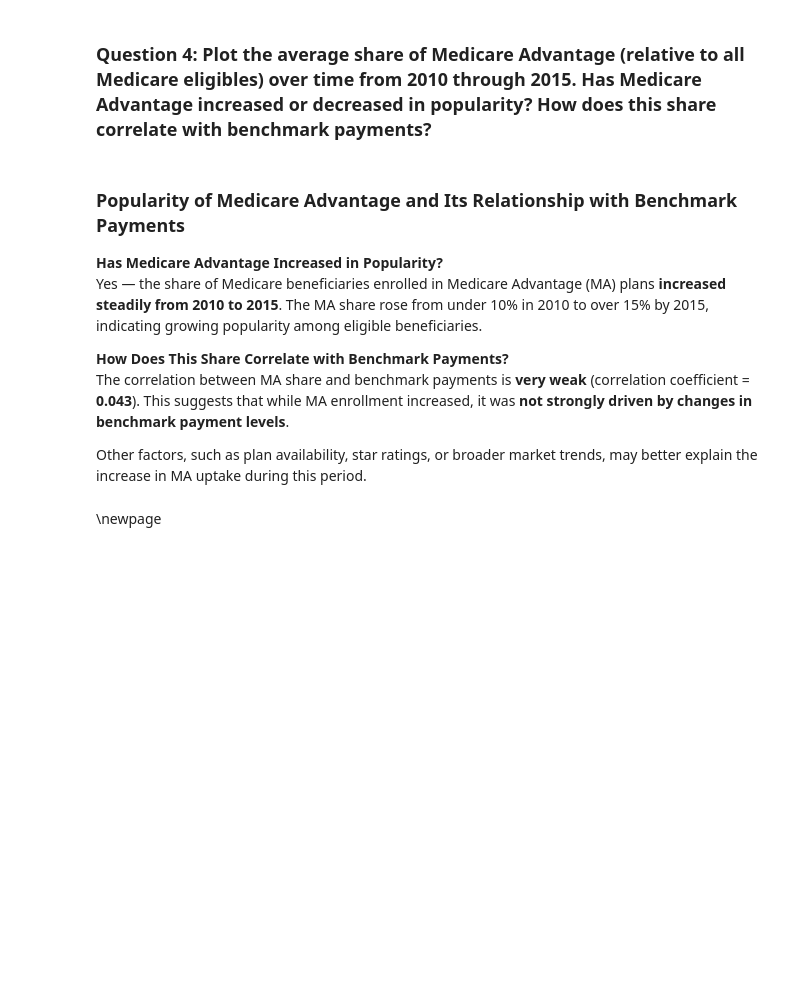
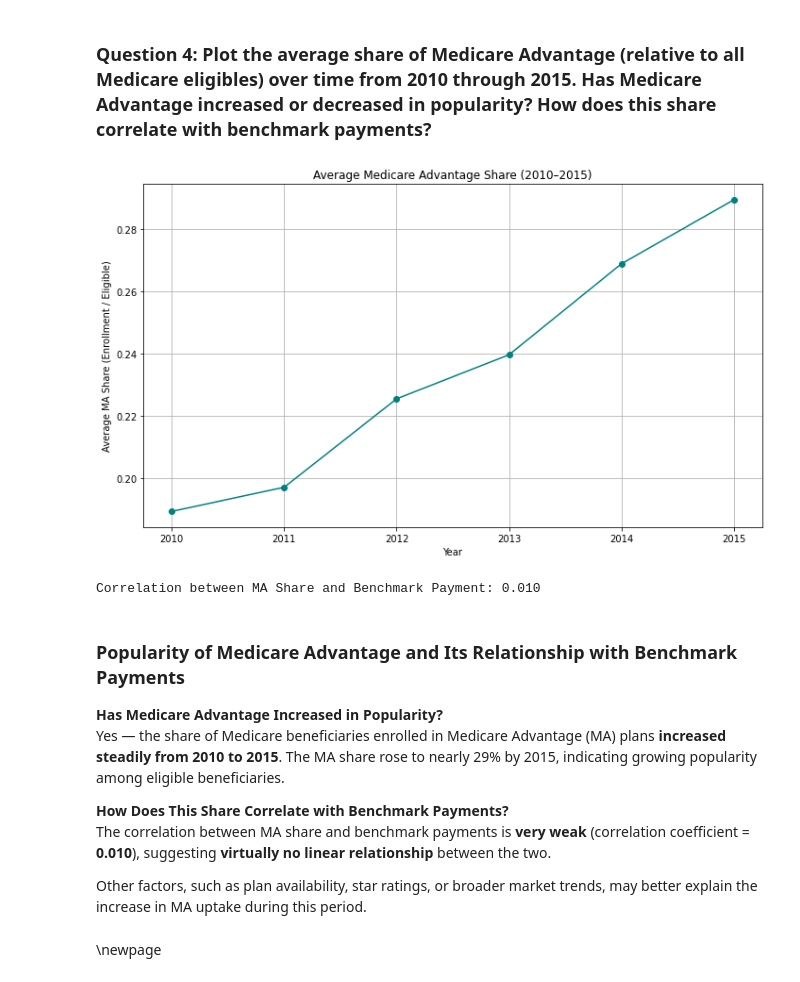
Before and after one commit to ilsenovis18/ECON470HW4, a Jupyter notebook: submission2/results/novis-i-hwk4-2.ipynb, the cells around one changed output. Cells and saved outputs as stored; diff of their text form; code cells hidden in the pictures; blank space fills up the shorter version.

```diff
--- a/submission2/results/novis-i-hwk4-2.ipynb
+++ b/submission2/results/novis-i-hwk4-2.ipynb
@@ -204,11 +163,40 @@ print(f"\nCorrelation between MA share and benchmark payment: {correlation:.3f}"
+# %%
+# Calculate Medicare Advantage (MA) share per plan
+final["ma_share"] = final["avg_enrolled"] / final["avg_eligibles"]
+
+# Group by year
+avg_ma_share = final.groupby("year")["ma_share"].mean().reset_index()
+
+# Plot
+plt.figure(figsize=(10, 6))
+plt.plot(avg_ma_share["year"], avg_ma_share["ma_share"], marker='o', color='teal')
+plt.title("Average Medicare Advantage Share (2010–2015)")
+plt.xlabel("Year")
+plt.ylabel("Average MA Share (Enrollment / Eligible)")
+plt.grid(True)
+plt.tight_layout()
+plt.show()
+
+# Group by year and calculate average benchmark + MA share
+grouped = final.groupby("year").agg({
+    "ma_share": "mean",
+    "ma_rate": "mean"
+}).reset_index()
+
+# Check correlation
+correlation = grouped["ma_share"].corr(grouped["ma_rate"])
+print(f"Correlation between MA Share and Benchmark Payment: {correlation:.3f}")
+# %% [output]
+[figure, added]
+Correlation between MA Share and Benchmark Payment: 0.010
 # %% [markdown]
 ### Popularity of Medicare Advantage and Its Relationship with Benchmark Payments
 
 **Has Medicare Advantage Increased in Popularity?**
-Yes — the share of Medicare beneficiaries enrolled in Medicare Advantage (MA) plans **increased steadily from 2010 to 2015**. The MA share rose from under 10% in 2010 to over 15% by 2015, indicating growing popularity among eligible beneficiaries.
+Yes — the share of Medicare beneficiaries enrolled in Medicare Advantage (MA) plans **increased steadily from 2010 to 2015**. The MA share rose to nearly 29% by 2015, indicating growing popularity among eligible beneficiaries.
 
 **How Does This Share Correlate with Benchmark Payments?**
-The correlation between MA share and benchmark payments is **very weak** (correlation coefficient = **0.043**). This suggests that while MA enrollment increased, it was **not strongly driven by changes in benchmark payment levels**.
+The correlation between MA share and benchmark payments is **very weak** (correlation coefficient = **0.010**), suggesting **virtually no linear relationship** between the two.
 
 Other factors, such as plan availability, star ratings, or broader market trends, may better explain the increase in MA uptake during this period.
 # %% [markdown]
```
Also changed, not shown: parts of 12 cells of this notebook, 2 other files.
